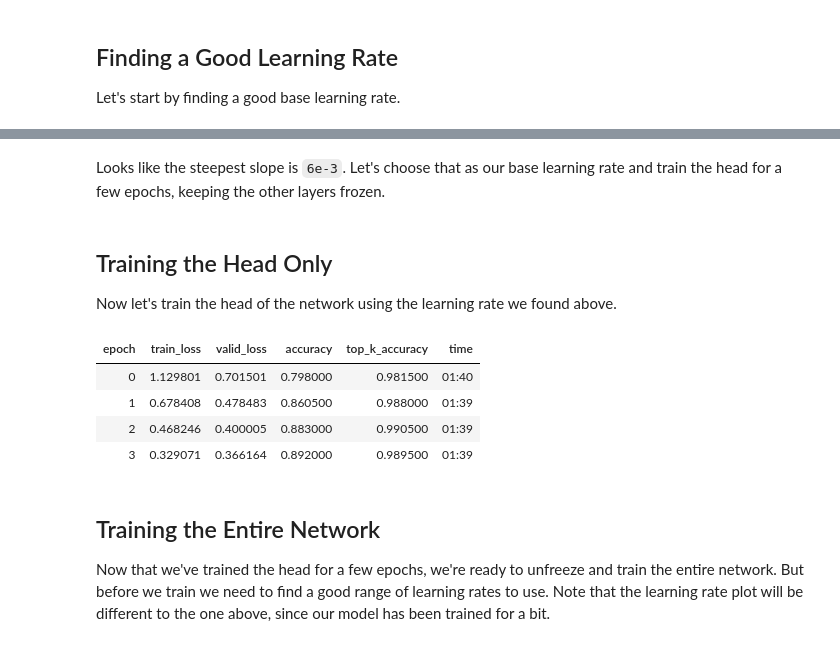
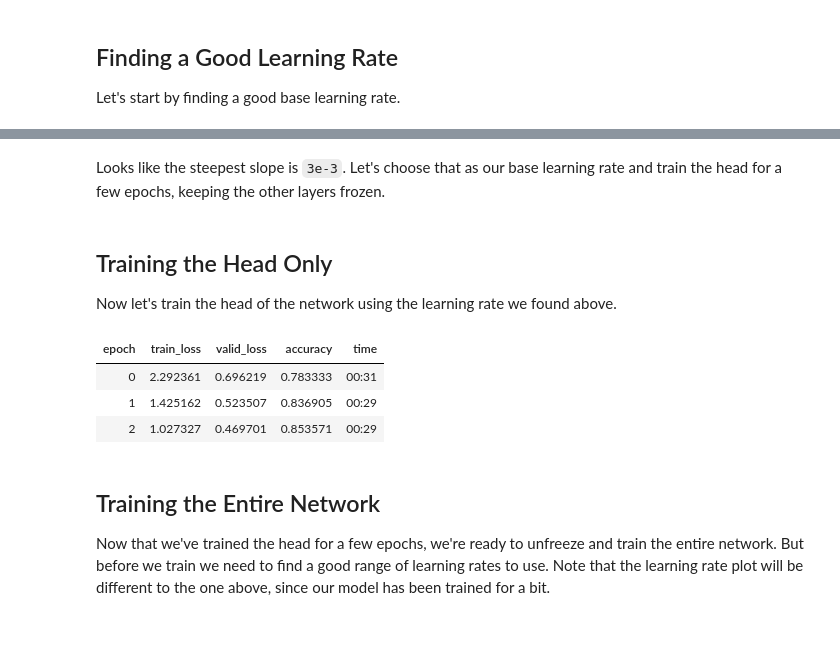
Before and after one commit to msarmi9/food-101, a Jupyter notebook: notebooks/MS-food-101-tiny-fastai2.ipynb, the cells around one changed output, grey strips where cells are left out. Cells and saved outputs as stored; diff of their text form; code cells hidden in the pictures.

```diff
--- a/notebooks/MS-food-101-tiny-fastai2.ipynb
+++ b/notebooks/MS-food-101-tiny-fastai2.ipynb
@@ -54,9 +53,10 @@ Let's load and prep our curated dataset for modeling.
 dblock = DataBlock(blocks=(ImageBlock(), CategoryBlock()),
                   get_items=get_image_files,
                   get_y=parent_label,
-                  item_tfms=Resize(512),
-                  batch_tfms=aug_transforms(size=256, min_scale=0.75))
+                  splitter=GrandparentSplitter(),
+                  item_tfms=Resize(460),
+                  batch_tfms=aug_transforms(size=224, min_scale=0.75))
 
 # Load data
 path = Path("../data/food-101-tiny")
-dls = dblock.dataloaders(path, bs=128)
+dls = dblock.dataloaders(path, bs=64)
@@ -98,17 +108,16 @@ SuggestedLRs(lr_min=0.012022644281387329, lr_steep=0.0063095735386013985)
 # %% [markdown]
-Looks like the steepest slope is `6e-3`. Let's choose that as our base learning rate and train the head  for a few epochs, keeping the other layers frozen.
+Looks like the steepest slope is `3e-3`. Let's choose that as our base learning rate and train the head  for a few epochs, keeping the other layers frozen.
 # %% [markdown]
 ## Training the Head Only
 
 Now let's train the head of the network using the learning rate we found above.
 # %%
-learn.fit_one_cycle(4, 6e-3)
+learn.fit_one_cycle(3, 3e-3)
 # %% [output]
-| epoch | train_loss | valid_loss | accuracy | top_k_accuracy | time |
-| 0 | 1.129801 | 0.701501 | 0.798000 | 0.981500 | 01:40 |
-| 1 | 0.678408 | 0.478483 | 0.860500 | 0.988000 | 01:39 |
-| 2 | 0.468246 | 0.400005 | 0.883000 | 0.990500 | 01:39 |
-| 3 | 0.329071 | 0.366164 | 0.892000 | 0.989500 | 01:39 |
+| epoch | train_loss | valid_loss | accuracy | time |
+| 0 | 2.292361 | 0.696219 | 0.783333 | 00:31 |
+| 1 | 1.425162 | 0.523507 | 0.836905 | 00:29 |
+| 2 | 1.027327 | 0.469701 | 0.853571 | 00:29 |
 # %% [markdown]
 ## Training the Entire Network
 
```
Also changed, not shown: parts of 35 cells of this notebook.
